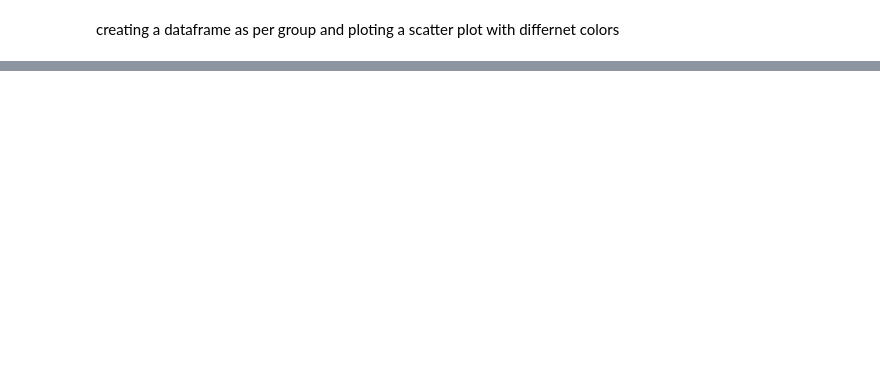
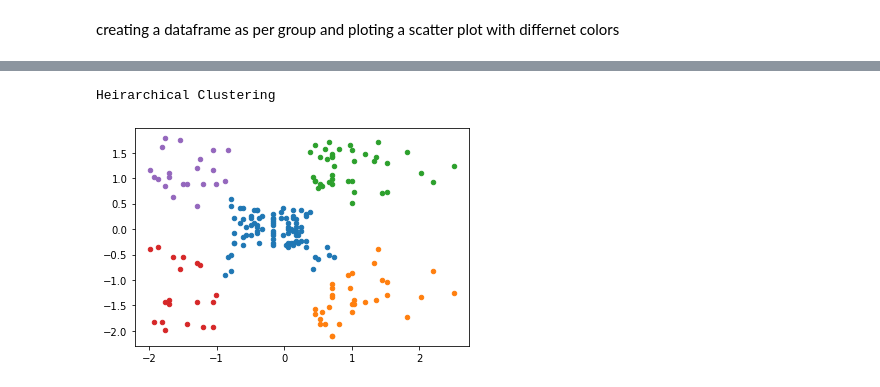
Before and after one commit to Agramoflife/My_machine_learning_notebooks, a Jupyter notebook: asg k means clustering.ipynb, the cells around one changed output, grey strips where cells are left out. Saved outputs shown, nothing was run; the diff lists cells and outputs as text; code cells hidden in the pictures; blank space fills up the shorter version.

```diff
--- a/asg k means clustering.ipynb
+++ b/asg k means clustering.ipynb
@@ -313,0 +447,8 @@ NameError: name 'powerdemo' is not defined
+# %%
+print('Heirarchical Clustering')
+for i in range(0,5):
+    plt.scatter(powerdemo[powerdemo['Hier labels'] == i].iloc[:,0],powerdemo[powerdemo['Hier labels'] == i].iloc[:,1], s = 20)
+plt.show()
+# %% [output]
+Heirarchical Clustering
+[figure, added]
```
Also changed, not shown: parts of 47 cells of this notebook, 3 other files.
